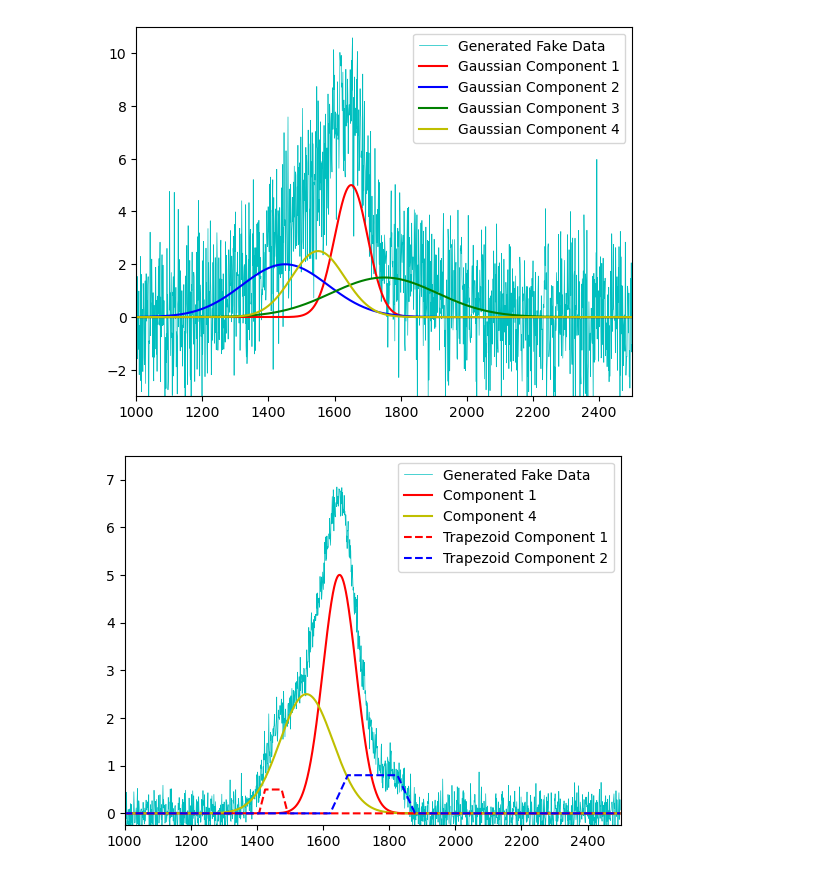
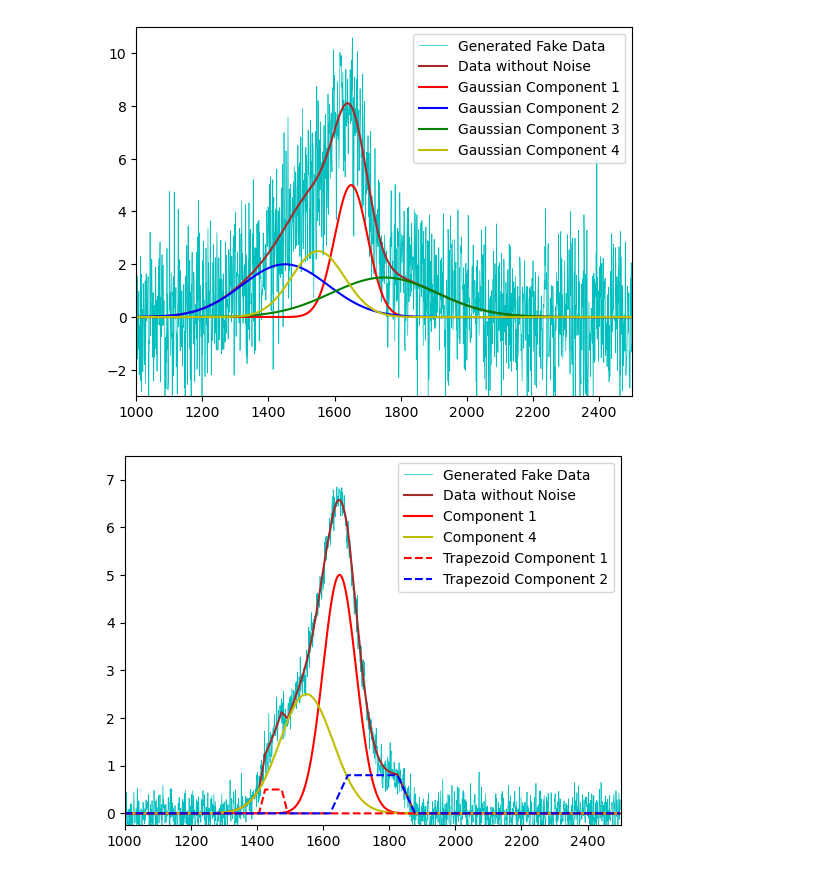
Before and after one commit to PengpeiZhu/AMAS_final_project, a Jupyter notebook: data_generate.ipynb, the cells around one changed output. Drawn from its saved outputs; the diff is of its cells as text; code cells hidden in the pictures.

Commit message:
modified:   base.png 	modified:   data_generate.ipynb 	modified:   hign_noise.png 	modified:   more_components.png

```diff
--- a/data_generate.ipynb
+++ b/data_generate.ipynb
@@ -37,16 +39,18 @@ high_noise = pd.DataFrame({'Wavelength':x,'Flux':y_high_noise})
 # %%
 plt.plot(x,y_high_noise,lw=0.5,color='c',label='Generated Fake Data')
 #plt.plot(x,g0(x),color='black',label='Main Gaussian Component')
+plt.plot(x,g1(x)+g2(x)+g3(x)+g4(x),color='brown', label='Data without Noise')
 plt.plot(x,g1(x),color='r',label='Gaussian Component 1')
 plt.plot(x,g2(x),color='b',label='Gaussian Component 2')
 plt.plot(x,g3(x),color='g',label='Gaussian Component 3')
 plt.plot(x,g4(x),color='y',label='Gaussian Component 4')
+
 plt.xlim(1000,2500)
 plt.ylim(-3,11)
 plt.legend()
 plt.savefig('hign_noise.png',dpi=300,transparent=True)
 # %% [output]
-[figure, old version]
+[figure, new version]
 # %%
 tr1 = models.Trapezoid1D(amplitude=0.5,x_0=wl-150,width=50,slope=0.027)
 tr2 = models.Trapezoid1D(amplitude=0.8,x_0=wl+150,width=150,slope=0.015)
@@ -57,18 +61,20 @@ more_components = pd.DataFrame({'Wavelength':x,'Flux':y_more_components})
 # %%
 plt.plot(x,y_more_components,lw=0.5,color='c',label='Generated Fake Data')
 #plt.plot(x,g0(x),color='black',label='Main Gaussian Component')
+plt.plot(x,g1(x)+tr2(x)+tr1(x)+g4(x),color='brown', label='Data without Noise')
 plt.plot(x,g1(x),color='r',label='Component 1')
 #plt.plot(x,g2(x),color='b',label='Component 2')
 #plt.plot(x,g3(x),color='g',label='Component 3')
 plt.plot(x,g4(x),color='y',label='Component 4')
 plt.plot(x,tr1(x),'--',color='r',label='Trapezoid Component 1')
 plt.plot(x,tr2(x),'--',color='b',label='Trapezoid Component 2')
+
 plt.xlim(1000,2500)
 plt.ylim(-0.25,7.5)
 plt.legend()
 plt.savefig('more_components.png',dpi=300,transparent=True)
 # %% [output]
-[figure, old version]
+[figure, new version]
 # %%
 base.to_csv('base_data.csv')
 high_noise.to_csv('hign_noise_data.csv')
```
Also changed, not shown: parts of 1 cell of this notebook, 3 other files.
